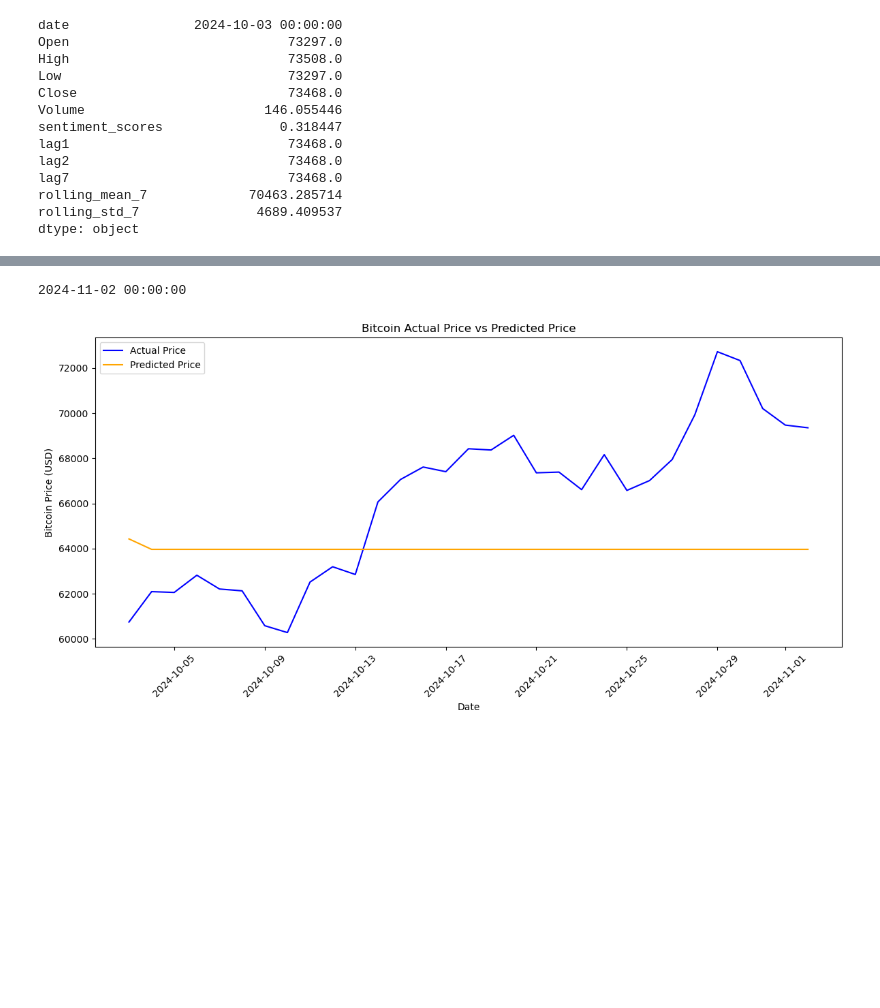
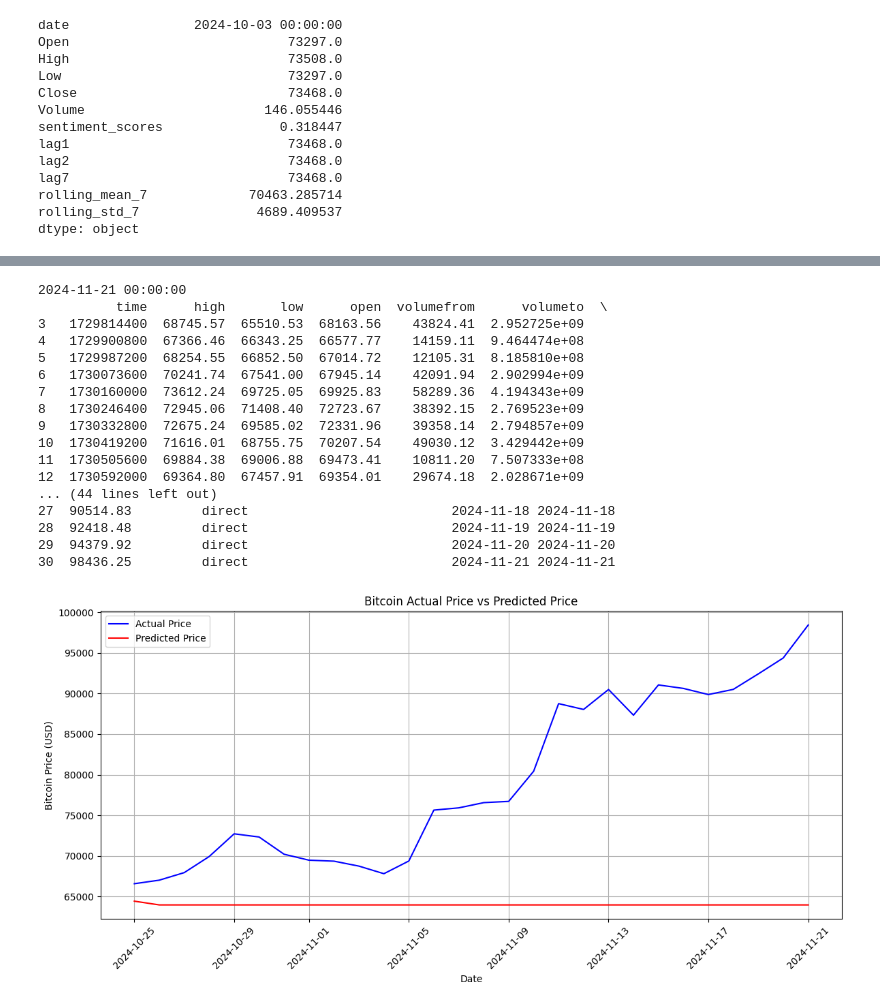
Before and after one commit to lcxWEB/bitflow, a Jupyter notebook: bitcoin_prediction/XGBoost/xgboost.ipynb, the cells around one changed output, grey strips where cells are left out. Cells and saved outputs as stored; diff of their text form; code cells hidden in the pictures; blank space fills up the shorter version.

Commit message:
Update xgboost plots

```diff
--- a/bitcoin_prediction/XGBoost/xgboost.ipynb
+++ b/bitcoin_prediction/XGBoost/xgboost.ipynb
@@ -209,8 +209,8 @@ def get_crypto_compare_data(start_date, end_date, api_key):
 
 # Assuming you have obtained the API key and set the start and end dates
 api_key = 'your_api_key'
-start_date = int(pd.Timestamp('2024-10-03').timestamp())
-end_date = int(pd.Timestamp('2024-11-2').timestamp())
+start_date = int(pd.Timestamp('2024-10-25').timestamp())
+end_date = int(pd.Timestamp('2024-11-21').timestamp())
 
 # Fetch historical price data
 btc_data = get_crypto_compare_data(start_date, end_date, api_key)
@@ -293,31 +354,51 @@ dtype: object
 # %%
 # 绘制对比图表
 plt.figure(figsize=(12, 6))
 print(future_df['Date'].max())
 
 # 将日期列转换为 datetime 格式
 btc_data['date'] = pd.to_datetime(btc_data['date'], errors='coerce')
+btc_data = btc_data[btc_data['date'] >= start_date]
+
 future_df['Date'] = pd.to_datetime(future_df['Date'], errors='coerce')
+
+print(btc_data)
 
 # 绘制实际价格
 plt.plot(btc_data['date'], btc_data['close'], label='Actual Price', color='blue')
 
 # 绘制预测价格
-plt.plot(future_df['Date'], future_df['Predicted_Price'], label='Predicted Price', color='orange')
-
+plt.plot(future_df['Date'], future_df['Predicted_Price'], label='Predicted Price', color='red')
+plt.grid(True)
 # 添加图表标签和标题
 plt.xlabel('Date')
 plt.ylabel('Bitcoin Price (USD)')
 plt.title('Bitcoin Actual Price vs Predicted Price')
 plt.legend()
 
 # 显示图表
 plt.xticks(rotation=45)  # 旋转日期标签，避免重叠
 plt.tight_layout()
 plt.show()
 # %% [output]
-2024-11-02 00:00:00
+2024-11-21 00:00:00
+          time      high       low      open  volumefrom      volumeto  \
+3   1729814400  68745.57  65510.53  68163.56    43824.41  2.952725e+09
+4   1729900800  67366.46  66343.25  66577.77    14159.11  9.464474e+08
+5   1729987200  68254.55  66852.50  67014.72    12105.31  8.185810e+08
+6   1730073600  70241.74  67541.00  67945.14    42091.94  2.902994e+09
+7   1730160000  73612.24  69725.05  69925.83    58289.36  4.194343e+09
+8   1730246400  72945.06  71408.40  72723.67    38392.15  2.769523e+09
+9   1730332800  72675.24  69585.02  72331.96    39358.14  2.794857e+09
+10  1730419200  71616.01  68755.75  70207.54    49030.12  3.429442e+09
+11  1730505600  69884.38  69006.88  69473.41    10811.20  7.507333e+08
+12  1730592000  69364.80  67457.91  69354.01    29674.18  2.028671e+09
+... (44 lines left out)
+27  90514.83         direct                          2024-11-18 2024-11-18
+28  92418.48         direct                          2024-11-19 2024-11-19
+29  94379.92         direct                          2024-11-20 2024-11-20
+30  98436.25         direct                          2024-11-21 2024-11-21
-[figure, old version]
+[figure, new version]
 # %%
 # 计算 MAE
 mae = mean_absolute_error(btc_data['close'].values, future_df['Predicted_Price'].values)
```
Also changed, not shown: parts of 10 cells of this notebook, 2 other files.
